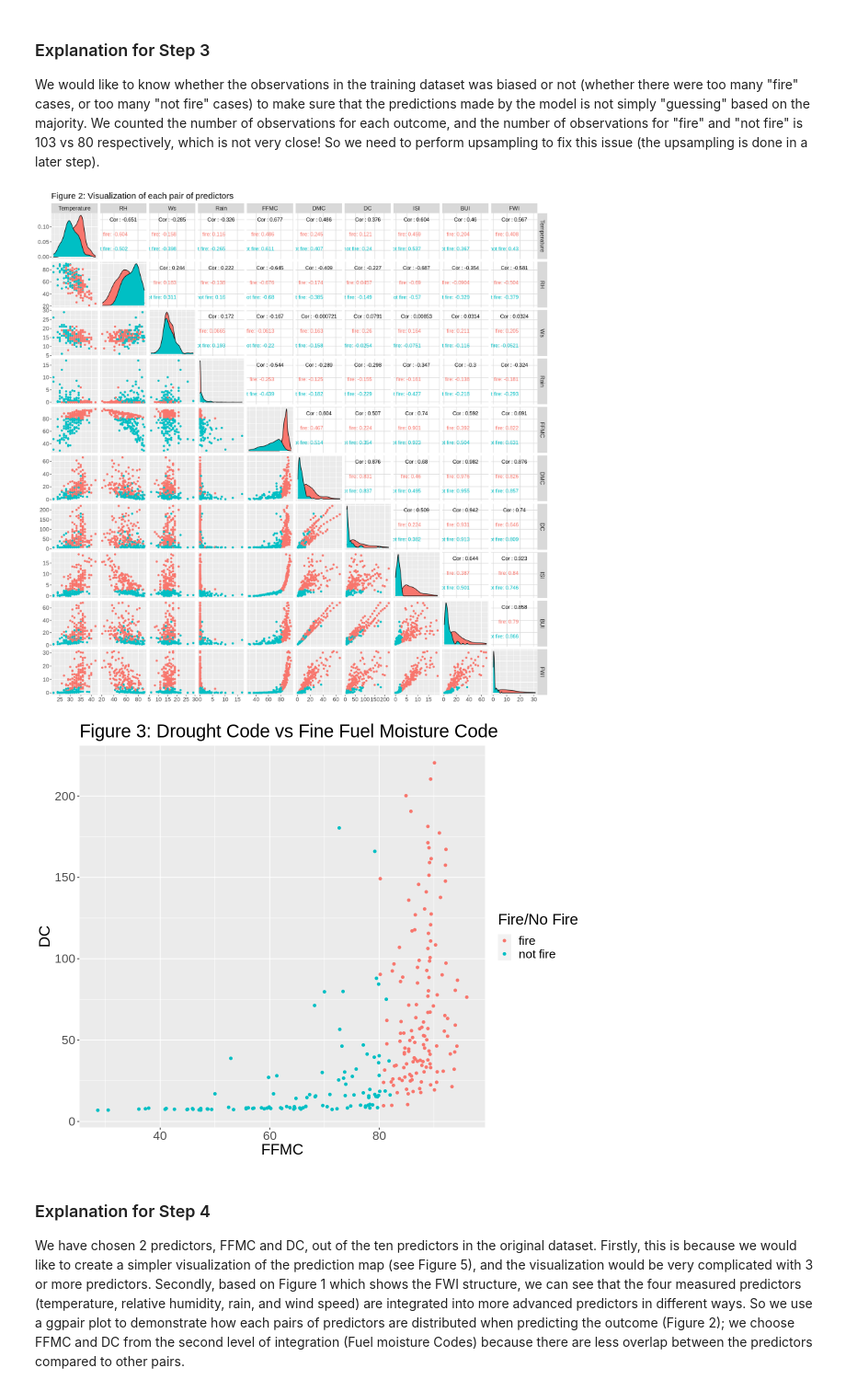
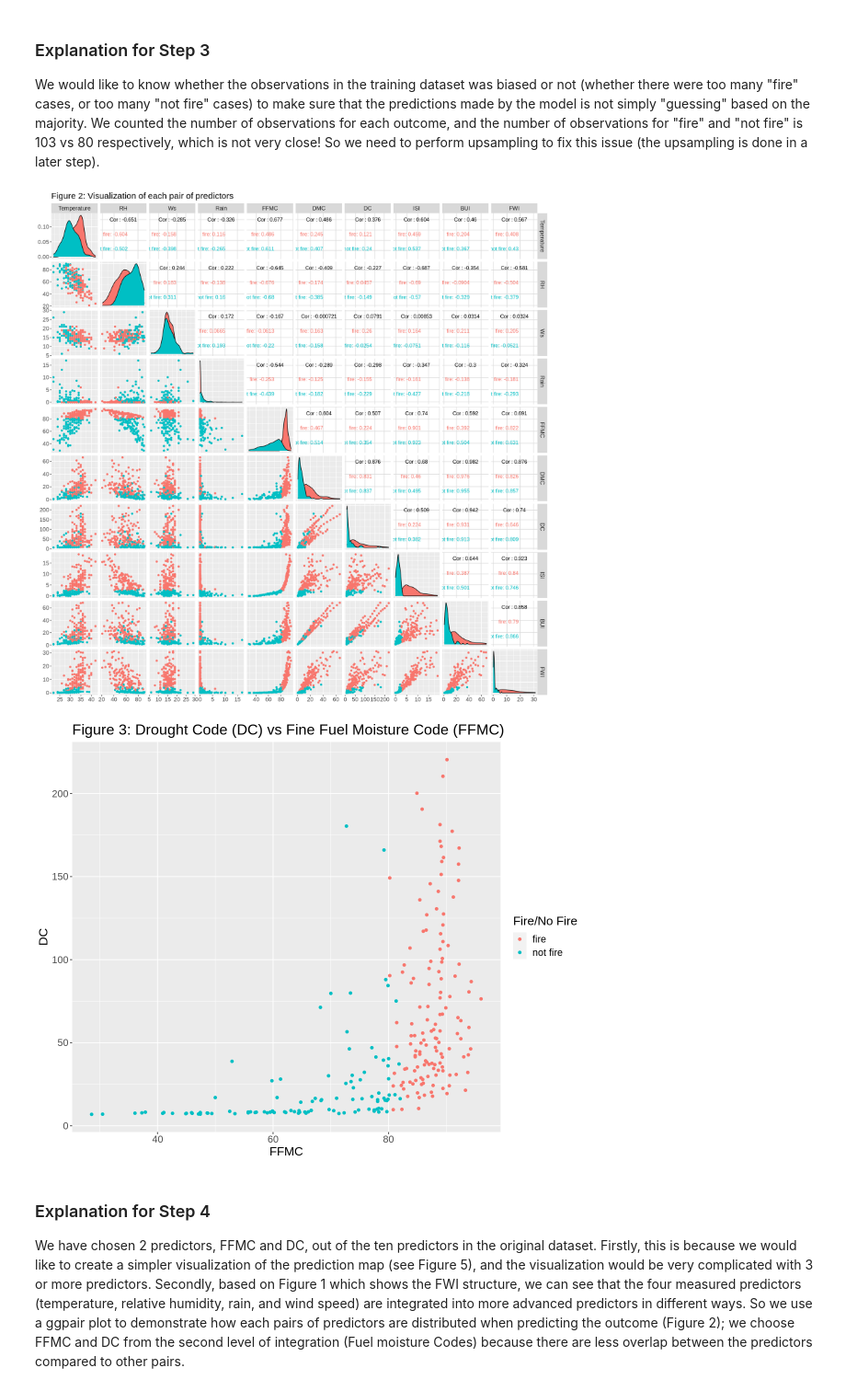
Before and after one commit to AKNeyugn/dsci100-002-group9-project, a Jupyter notebook: project_report.ipynb, the cells around one changed output. Shown at 92% size. Drawn from its saved outputs; the diff is of its cells as text; code cells hidden in the pictures.

```diff
--- a/project_report.ipynb
+++ b/project_report.ipynb
@@ -174,26 +174,26 @@ We would like to know whether the observations in the training dataset was biase
 # %%
 ###
 #   Step 4: Visualize data from training dataset
 ###
 
 # Plot each variables against each other
 options(repr.plot.height = 15, repr.plot.width = 15)
 variables_all_plot <- ggpairs(fire_data, columns = 4:13, aes(color = Classes)) +
                     ggtitle("Figure 2: Visualization of each pair of predictors") +
                     theme(text = element_text(size = 15))
 variables_all_plot
 
 # Create a scatterplot of FFMC vs DC
 options(repr.plot.height = 8, repr.plot.width = 10)
 ffmc_dc_plot <- ggplot (fire_data, aes(x = FFMC, y = DC, color = Classes)) +
                     geom_point() +
                     labs(x = "FFMC", y = "DC", color = "Fire/No Fire") +
-                    ggtitle("Figure 3: Drought Code vs Fine Fuel Moisture Code") +
-                    theme(text = element_text(size = 20))
+                    ggtitle("Figure 3: Drought Code (DC) vs Fine Fuel Moisture Code (FFMC)") +
+                    theme(text = element_text(size = 16))
 ffmc_dc_plot
 # %% [output]
 [figure]
-[figure, old version]
+[figure, new version]
 # %% [markdown]
 ### Explanation for Step 4
 We have chosen 2 predictors, FFMC and DC, out of the ten predictors in the original dataset. Firstly, this is because we would like to create a simpler visualization of the prediction map (see Figure 5), and the visualization would be very complicated with 3 or more predictors. Secondly, based on Figure 1 which shows the FWI structure, we can see that the four measured predictors (temperature, relative humidity, rain, and wind speed) are integrated into more advanced predictors in different ways. So we use a ggpair plot to demonstrate how each pairs of predictors are distributed when predicting the outcome (Figure 2); we choose FFMC and DC from the second level of integration (Fuel moisture Codes) because there are less overlap between the predictors compared to other pairs.
```
Also changed, not shown: parts of 1 cell of this notebook.
